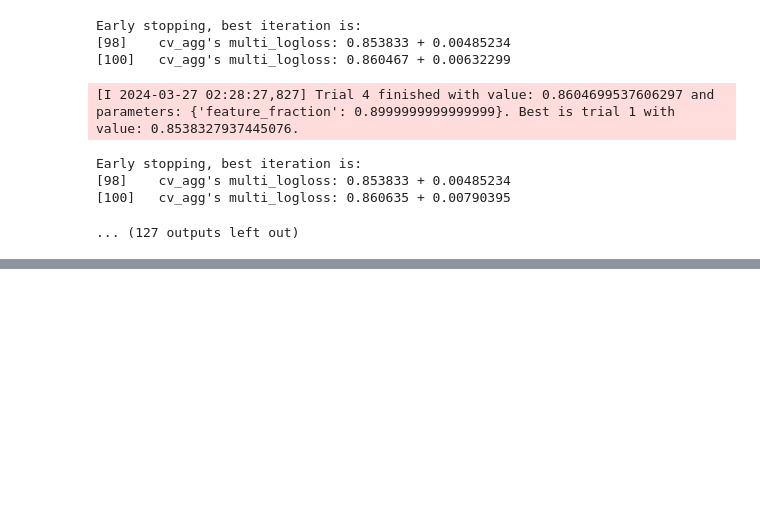
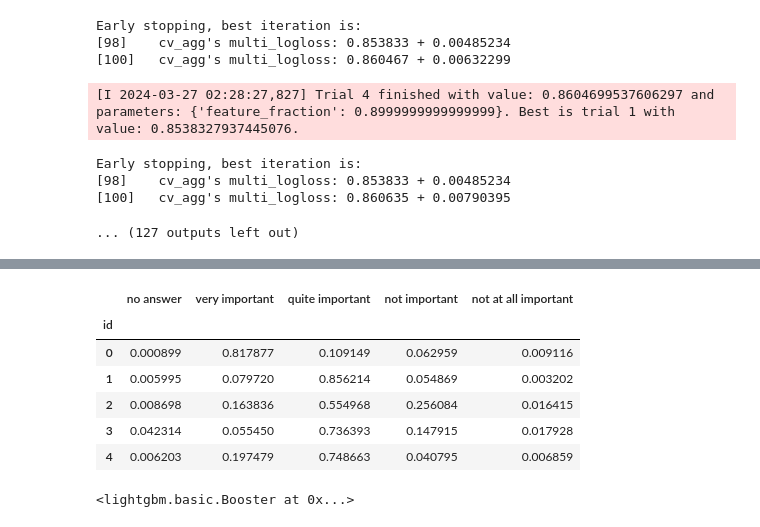
Before and after one commit to ezafar/STAT441_FinalProject, a Jupyter notebook: models/01_LightGBM_Hypertune.ipynb, the cells around one changed output, grey strips where cells are left out. Saved outputs shown, nothing was run; the diff lists cells and outputs as text; code cells hidden in the pictures; blank space fills up the shorter version.

```diff
--- a/models/01_LightGBM_Hypertune.ipynb
+++ b/models/01_LightGBM_Hypertune.ipynb
@@ -127,0 +134,3 @@ Training until validation scores don't improve for 100 rounds
+# %%
+n_estimators = len(cv_results["multi_logloss-mean"])
+2861
@@ -127,0 +143,3 @@ Training until validation scores don't improve for 100 rounds
+# %%
+final_model = lgbm.LGBMClassifier(**params, n_estimators=n_estimators)
+final_model.fit(X, y)
@@ -127,0 +170,15 @@ Training until validation scores don't improve for 100 rounds
+# %%
+# Submission
+X_test = get_test()
+X_test = X_test.select_dtypes(exclude=['object'])
+preds_df = get_predictions(X_test,final_model, proba=True)
+# %%
+preds_df.head()
+# %% [output]
+|  | no answer | very important | quite important | not important | not at all important |
+| id |  |  |  |  |  |
+| 0 | 0.000899 | 0.817877 | 0.109149 | 0.062959 | 0.009116 |
+| 1 | 0.005995 | 0.079720 | 0.856214 | 0.054869 | 0.003202 |
+| 2 | 0.008698 | 0.163836 | 0.554968 | 0.256084 | 0.016415 |
+| 3 | 0.042314 | 0.055450 | 0.736393 | 0.147915 | 0.017928 |
+| 4 | 0.006203 | 0.197479 | 0.748663 | 0.040795 | 0.006859 |
@@ -127,0 +187,4 @@ Training until validation scores don't improve for 100 rounds
+# %%
+final_model.booster_.save_model(f"model_bin/model5_FineTune_ObjDropped.txt")
+# %% [output]
+<lightgbm.basic.Booster at 0x...>
```
Also changed, not shown: parts of 7 cells of this notebook, 4 other files.
